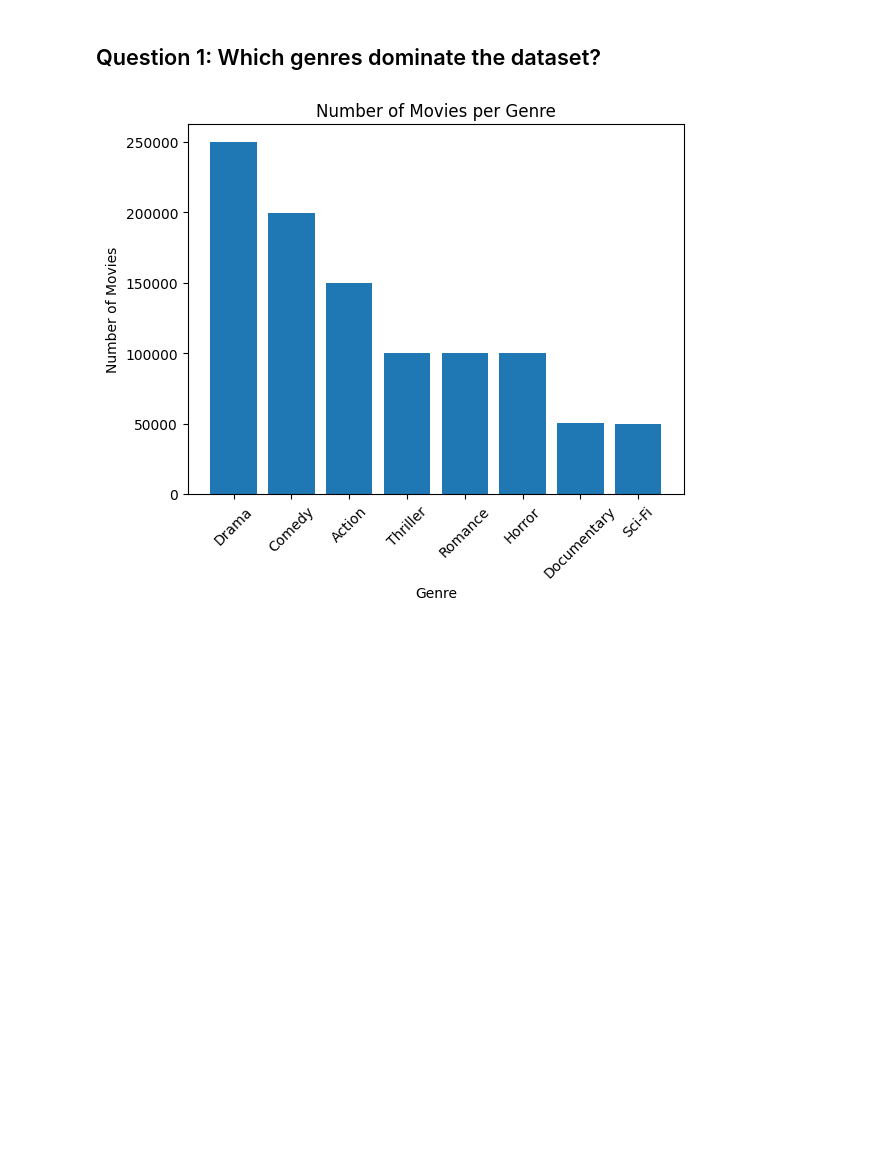
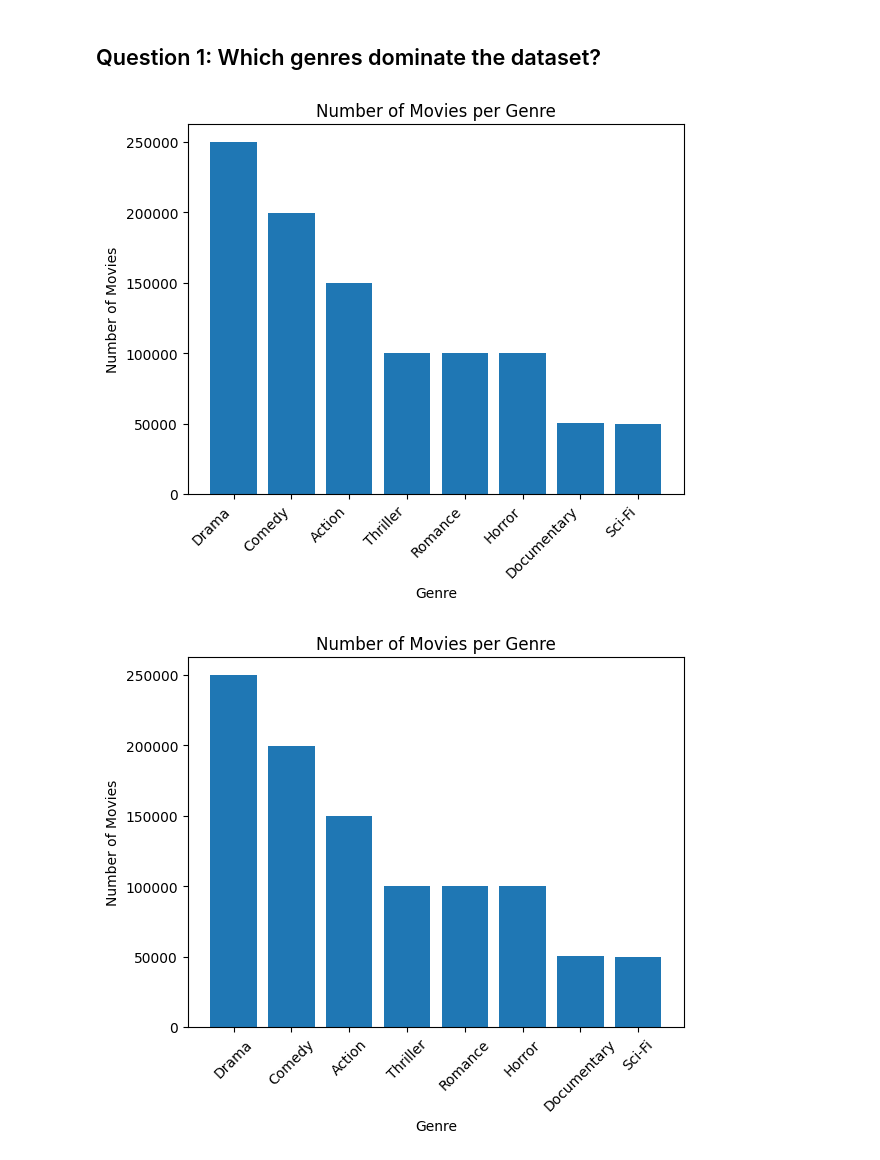
Before and after one commit to pcamarillor/big_data_spring_2026, a Jupyter notebook: spark/notebooks/examples/lecture_12_eda.ipynb, the cells around one changed output. Drawn from its saved outputs; the diff is of its cells as text; code cells hidden in the pictures; blank space fills up the shorter version.

Commit message:
Update until Movies Dataset Class

```diff
--- a/spark/notebooks/examples/lecture_12_eda.ipynb
+++ b/spark/notebooks/examples/lecture_12_eda.ipynb
@@ -10,8 +10,8 @@
 ---
 **Profesor**: Pablo Camarillo Ramirez
 # %%
-from pcamarillor.spark_utils import SparkUtils
+from spark_utils import SparkUtils
 
-su = SparkUtils("Example EDA", "spark://spark-master:7077")
-su.spark
+su = SparkUtils("spark://spark-master:7077", "Example EDA")
+su._spark
 # %% [output]
@@ -51,8 +56,8 @@ movies_columns = [("MovieID", "int"),
 
 movies_schema = SparkUtils.generate_schema(movies_columns)
 
-movies_date_str_df = (su.spark.read
+movies_date_str_df = (su._spark.read
                 .option("header", "true")
                 .schema(movies_schema)
-                .csv("hdfs://namenode:9000/movies/"))
+                .csv("/opt/spark/work-dir/data/movies/movies_dataset.csv"))
 # %%
@@ -284,6 +291,22 @@ plt.show()
 [figure]
 # %% [markdown]
 ## Question 1: Which genres dominate the dataset?
+# %%
+sdf = (movies_df.groupBy("Genre")
+    .count()
+    .orderBy(F.col("count"), ascending=False))
+
+pdf = sdf.toPandas()
+
+plt.figure()
+plt.bar(pdf["Genre"], pdf["count"])
+plt.title("Number of Movies per Genre")
+plt.ylabel("Number of Movies")
+plt.xlabel("Genre")
+plt.xticks(rotation=45, ha="right")
+plt.show()
+# %% [output]
+[figure, added]
 # %%
 # %% [output]
 [figure]
```
Also changed, not shown: parts of 8 cells of this notebook, 1 other file.
